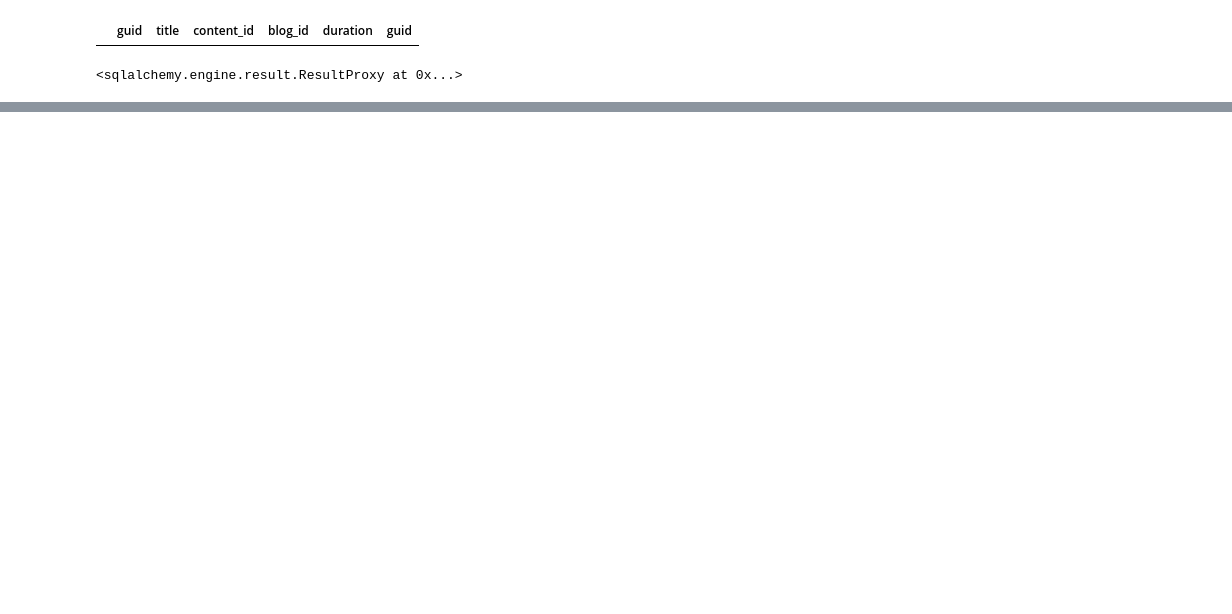
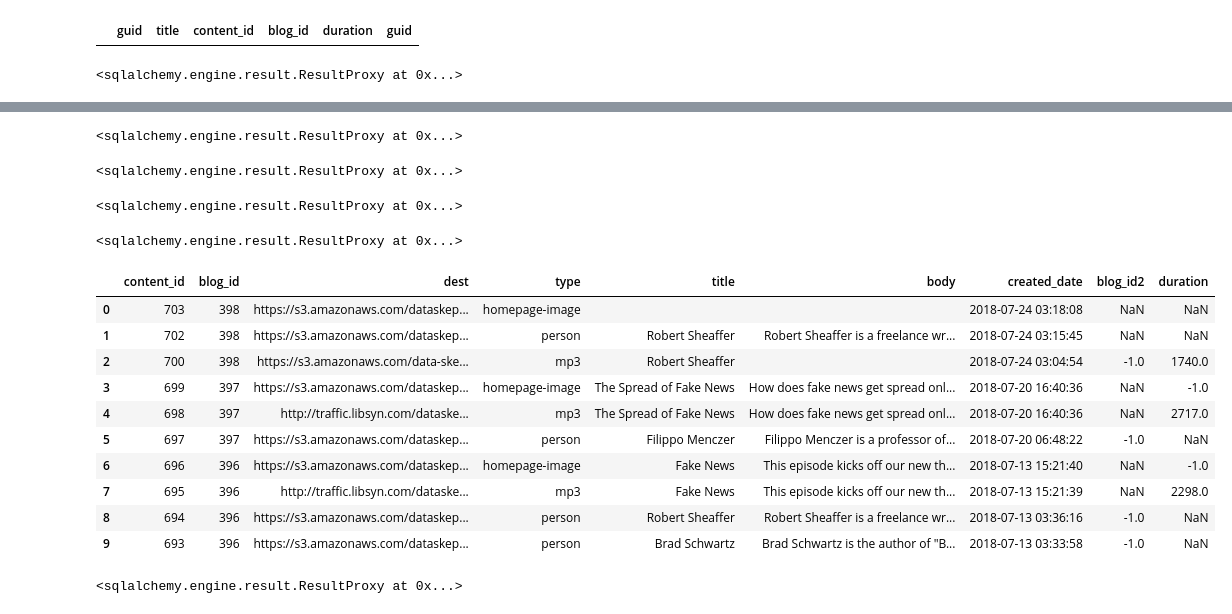
Before and after one commit to data-skeptic/dataskeptic.com, a Jupyter notebook: notebooks/update-related-content.ipynb, the cells around one changed output, grey strips where cells are left out. Cells and saved outputs as stored; diff of their text form; code cells hidden in the pictures; blank space fills up the shorter version.

```diff
--- a/notebooks/update-related-content.ipynb
+++ b/notebooks/update-related-content.ipynb
@@ -188,0 +203,44 @@ AND t3.guid is not null
+# %%
+conn.execute("UPDATE bonus_episodes set blog_id=398 WHERE episode_id=24")
+# %% [output]
+<sqlalchemy.engine.result.ResultProxy at 0x...>
+# %%
+conn.execute("update related_content set duration=29*60 where content_id=700")
+# %% [output]
+<sqlalchemy.engine.result.ResultProxy at 0x...>
+# %%
+conn.execute("""insert into related_content
+             (blog_id, dest, type, title, body)
+             values
+             (398,
+             'https://s3.amazonaws.com/dataskeptic.com/guests/2018/robert-sheaffer.jpg'
+             , 'person', 'Robert Sheaffer', 'Robert Sheaffer is a freelance writer and skeptical investigator. His work appears in publications such as Skeptical Inquirer and Fate Magazine. He was a founding member of the Center For Inquiries''s UFO Subcommittee. He is the author of five books.')""")
+# %% [output]
+<sqlalchemy.engine.result.ResultProxy at 0x...>
+# %%
+conn.execute("""insert into related_content
+             (blog_id, dest, type, title, body)
+             values
+             (398,
+             'https://s3.amazonaws.com/dataskeptic.com/img/2018/fake-news/fake-news-album-400.jpg',
+             'homepage-image', '', '')""")
+# %% [output]
+<sqlalchemy.engine.result.ResultProxy at 0x...>
+# %%
+pd.read_sql("select * from related_content order by content_id desc limit 10", conn)
+# %% [output]
+|  | content_id | blog_id | dest | type | title | body | created_date | blog_id2 | duration |
+| 0 | 703 | 398 | https://s3.amazonaws.com/dataskep... | homepage-image |  |  | 2018-07-24 03:18:08 | NaN | NaN |
+| 1 | 702 | 398 | https://s3.amazonaws.com/dataskep... | person | Robert Sheaffer | Robert Sheaffer is a freelance wr... | 2018-07-24 03:15:45 | NaN | NaN |
+| 2 | 700 | 398 | https://s3.amazonaws.com/data-ske... | mp3 | Robert Sheaffer |  | 2018-07-24 03:04:54 | -1.0 | 1740.0 |
+| 3 | 699 | 397 | https://s3.amazonaws.com/dataskep... | homepage-image | The Spread of Fake News | How does fake news get spread onl... | 2018-07-20 16:40:36 | NaN | -1.0 |
+| 4 | 698 | 397 | http://traffic.libsyn.com/dataske... | mp3 | The Spread of Fake News | How does fake news get spread onl... | 2018-07-20 16:40:36 | NaN | 2717.0 |
+| 5 | 697 | 397 | https://s3.amazonaws.com/dataskep... | person | Filippo Menczer | Filippo Menczer is a professor of... | 2018-07-20 06:48:22 | -1.0 | NaN |
+| 6 | 696 | 396 | https://s3.amazonaws.com/dataskep... | homepage-image | Fake News | This episode kicks off our new th... | 2018-07-13 15:21:40 | NaN | -1.0 |
+| 7 | 695 | 396 | http://traffic.libsyn.com/dataske... | mp3 | Fake News | This episode kicks off our new th... | 2018-07-13 15:21:39 | NaN | 2298.0 |
+| 8 | 694 | 396 | https://s3.amazonaws.com/dataskep... | person | Robert Sheaffer | Robert Sheaffer is a freelance wr... | 2018-07-13 03:36:16 | -1.0 | NaN |
+| 9 | 693 | 396 | https://s3.amazonaws.com/dataskep... | person | Brad Schwartz | Brad Schwartz is the author of "B... | 2018-07-13 03:33:58 | -1.0 | NaN |
+# %%
+conn.execute("update related_content set dest='https://s3.amazonaws.com/dataskeptic.com/guests/2018/robert-sheaffer.jpg' where content_id=702")
+# %% [output]
+<sqlalchemy.engine.result.ResultProxy at 0x...>
```
Also changed, not shown: parts of 3 cells of this notebook.
